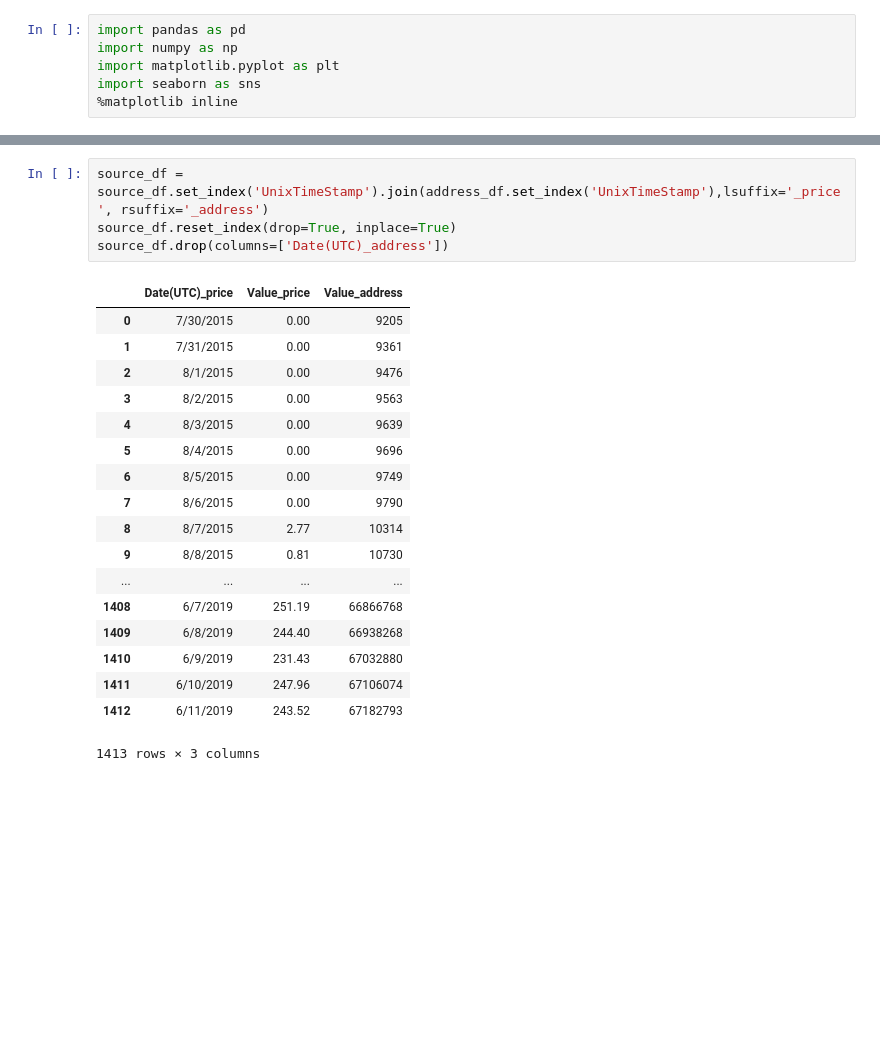
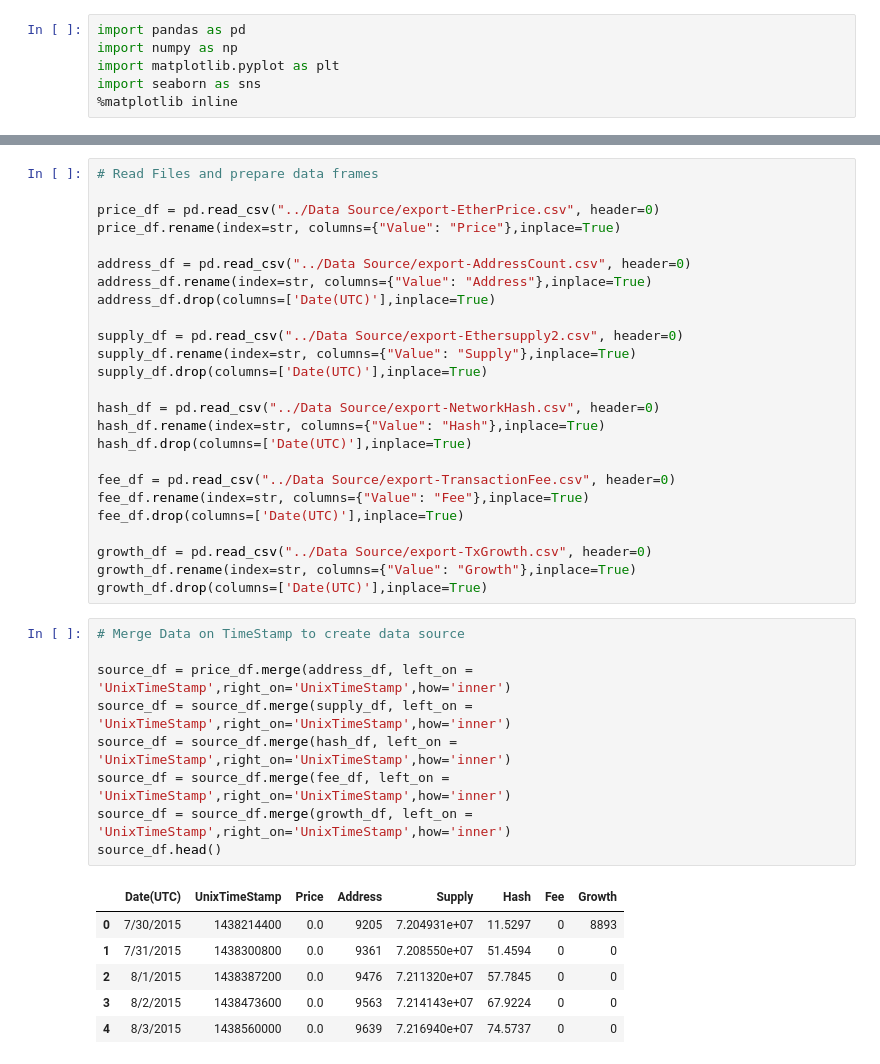
Before and after one commit to y4m4rx/appliedDataScienceProject, a Jupyter notebook: Data Clean/cleanData.ipynb, the cells around one changed output, grey strips where cells are left out. Cells and saved outputs as stored; diff of their text form; blank space fills up the shorter version.

Commit message:
Data Source created

```diff
--- a/Data Clean/cleanData.ipynb
+++ b/Data Clean/cleanData.ipynb
@@ -108,23 +7,41 @@ source_df.head()
-# %%
-source_df = source_df.set_index('UnixTimeStamp').join(address_df.set_index('UnixTimeStamp'),lsuffix='_price', rsuffix='_address')
-source_df.reset_index(drop=True, inplace=True)
-source_df.drop(columns=['Date(UTC)_address'])
-# %% [output]
-|  | Date(UTC)_price | Value_price | Value_address |
-| 0 | 7/30/2015 | 0.00 | 9205 |
-| 1 | 7/31/2015 | 0.00 | 9361 |
-| 2 | 8/1/2015 | 0.00 | 9476 |
-| 3 | 8/2/2015 | 0.00 | 9563 |
-| 4 | 8/3/2015 | 0.00 | 9639 |
-| 5 | 8/4/2015 | 0.00 | 9696 |
-| 6 | 8/5/2015 | 0.00 | 9749 |
-| 7 | 8/6/2015 | 0.00 | 9790 |
-| 8 | 8/7/2015 | 2.77 | 10314 |
-| 9 | 8/8/2015 | 0.81 | 10730 |
-| ... | ... | ... | ... |
-| 1408 | 6/7/2019 | 251.19 | 66866768 |
-| 1409 | 6/8/2019 | 244.40 | 66938268 |
-| 1410 | 6/9/2019 | 231.43 | 67032880 |
-| 1411 | 6/10/2019 | 247.96 | 67106074 |
-| 1412 | 6/11/2019 | 243.52 | 67182793 |
-1413 rows × 3 columns
+# %%
+# Read Files and prepare data frames
+
+price_df = pd.read_csv("../Data Source/export-EtherPrice.csv", header=0)
+price_df.rename(index=str, columns={"Value": "Price"},inplace=True)
+
+address_df = pd.read_csv("../Data Source/export-AddressCount.csv", header=0)
+address_df.rename(index=str, columns={"Value": "Address"},inplace=True)
+address_df.drop(columns=['Date(UTC)'],inplace=True)
+
+supply_df = pd.read_csv("../Data Source/export-Ethersupply2.csv", header=0)
+supply_df.rename(index=str, columns={"Value": "Supply"},inplace=True)
+supply_df.drop(columns=['Date(UTC)'],inplace=True)
+
+hash_df = pd.read_csv("../Data Source/export-NetworkHash.csv", header=0)
+hash_df.rename(index=str, columns={"Value": "Hash"},inplace=True)
+hash_df.drop(columns=['Date(UTC)'],inplace=True)
+
+fee_df = pd.read_csv("../Data Source/export-TransactionFee.csv", header=0)
+fee_df.rename(index=str, columns={"Value": "Fee"},inplace=True)
+fee_df.drop(columns=['Date(UTC)'],inplace=True)
+
+growth_df = pd.read_csv("../Data Source/export-TxGrowth.csv", header=0)
+growth_df.rename(index=str, columns={"Value": "Growth"},inplace=True)
+growth_df.drop(columns=['Date(UTC)'],inplace=True)
+# %%
+# Merge Data on TimeStamp to create data source
+
+source_df = price_df.merge(address_df, left_on = 'UnixTimeStamp',right_on='UnixTimeStamp',how='inner')
+source_df = source_df.merge(supply_df, left_on = 'UnixTimeStamp',right_on='UnixTimeStamp',how='inner')
+source_df = source_df.merge(hash_df, left_on = 'UnixTimeStamp',right_on='UnixTimeStamp',how='inner')
+source_df = source_df.merge(fee_df, left_on = 'UnixTimeStamp',right_on='UnixTimeStamp',how='inner')
+source_df = source_df.merge(growth_df, left_on = 'UnixTimeStamp',right_on='UnixTimeStamp',how='inner')
+source_df.head()
+# %% [output]
+|  | Date(UTC) | UnixTimeStamp | Price | Address | Supply | Hash | Fee | Growth |
+| 0 | 7/30/2015 | 1438214400 | 0.0 | 9205 | 7.204931e+07 | 11.5297 | 0 | 8893 |
+| 1 | 7/31/2015 | 1438300800 | 0.0 | 9361 | 7.208550e+07 | 51.4594 | 0 | 0 |
+| 2 | 8/1/2015 | 1438387200 | 0.0 | 9476 | 7.211320e+07 | 57.7845 | 0 | 0 |
+| 3 | 8/2/2015 | 1438473600 | 0.0 | 9563 | 7.214143e+07 | 67.9224 | 0 | 0 |
+| 4 | 8/3/2015 | 1438560000 | 0.0 | 9639 | 7.216940e+07 | 74.5737 | 0 | 0 |
```
Also changed, not shown: parts of 11 cells of this notebook, 4 other files.
